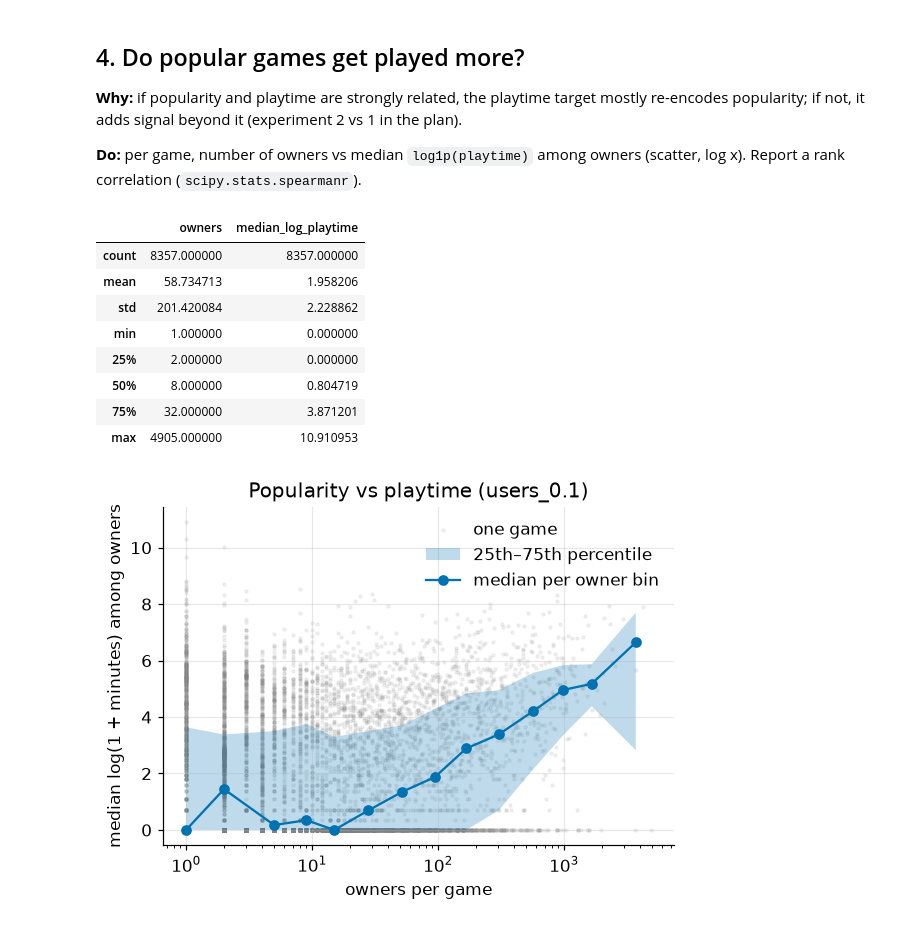
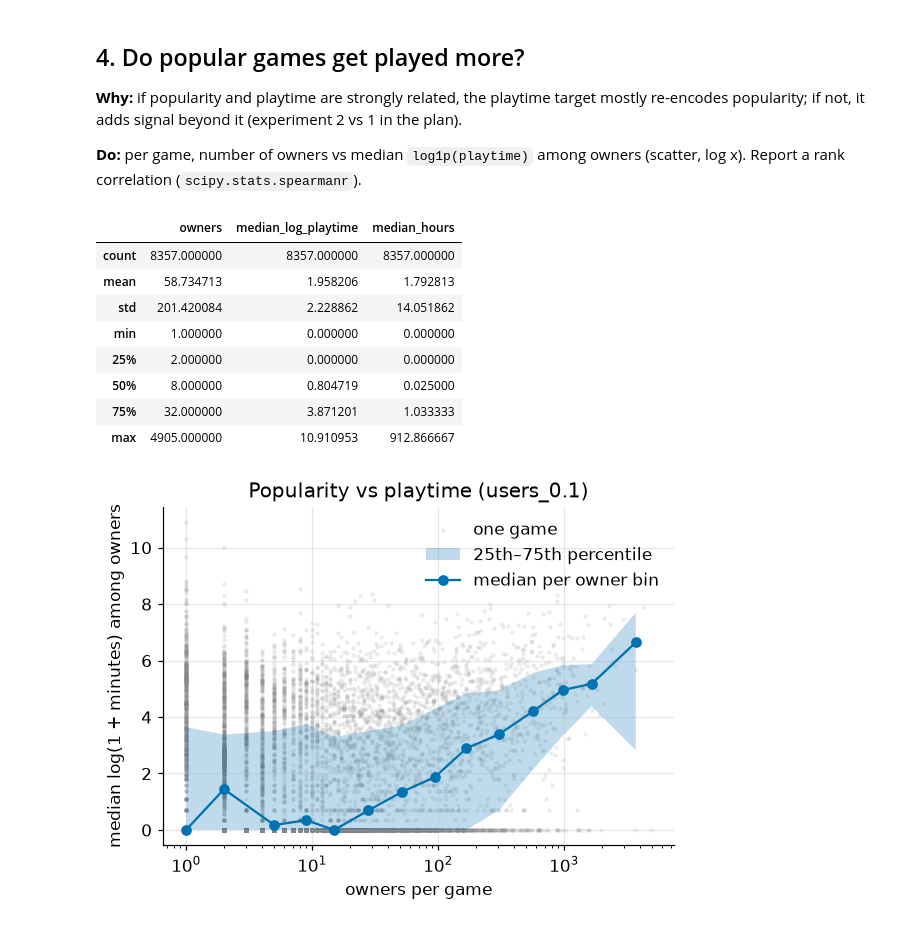
Before and after one commit to kberesfo/cse-258-assignment-2, a Jupyter notebook: notebooks/eda.ipynb, the cells around one changed output. Cells and saved outputs as stored; diff of their text form; code cells hidden in the pictures.

```diff
--- a/notebooks/eda.ipynb
+++ b/notebooks/eda.ipynb
@@ -216,21 +216,22 @@ log x). Report a rank correlation (`scipy.stats.spearmanr`).
 # %%
 owned = owned.assign(log_playtime=np.log1p(owned.playtime_forever))
 
 per_game = owned.groupby("item_id").agg(
     owners=("user_id", "size"),
     median_log_playtime=("log_playtime", "median"),
+    median_hours=("playtime_forever", lambda s: s.median() / 60),
 )
 per_game.describe()
 # %% [output]
-|  | owners | median_log_playtime |
-| count | 8357.000000 | 8357.000000 |
-| mean | 58.734713 | 1.958206 |
-| std | 201.420084 | 2.228862 |
-| min | 1.000000 | 0.000000 |
-| 25% | 2.000000 | 0.000000 |
-| 50% | 8.000000 | 0.804719 |
-| 75% | 32.000000 | 3.871201 |
-| max | 4905.000000 | 10.910953 |
+|  | owners | median_log_playtime | median_hours |
+| count | 8357.000000 | 8357.000000 | 8357.000000 |
+| mean | 58.734713 | 1.958206 | 1.792813 |
+| std | 201.420084 | 2.228862 | 14.051862 |
+| min | 1.000000 | 0.000000 | 0.000000 |
+| 25% | 2.000000 | 0.000000 | 0.000000 |
+| 50% | 8.000000 | 0.804719 | 0.025000 |
+| 75% | 32.000000 | 3.871201 | 1.033333 |
+| max | 4905.000000 | 10.910953 | 912.866667 |
 # %%
 MIN_OWNERS = 5  # games with fewer owners have a "median" of 1-4 people; too noisy to read
 
```
Also changed, not shown: parts of 5 cells of this notebook.
